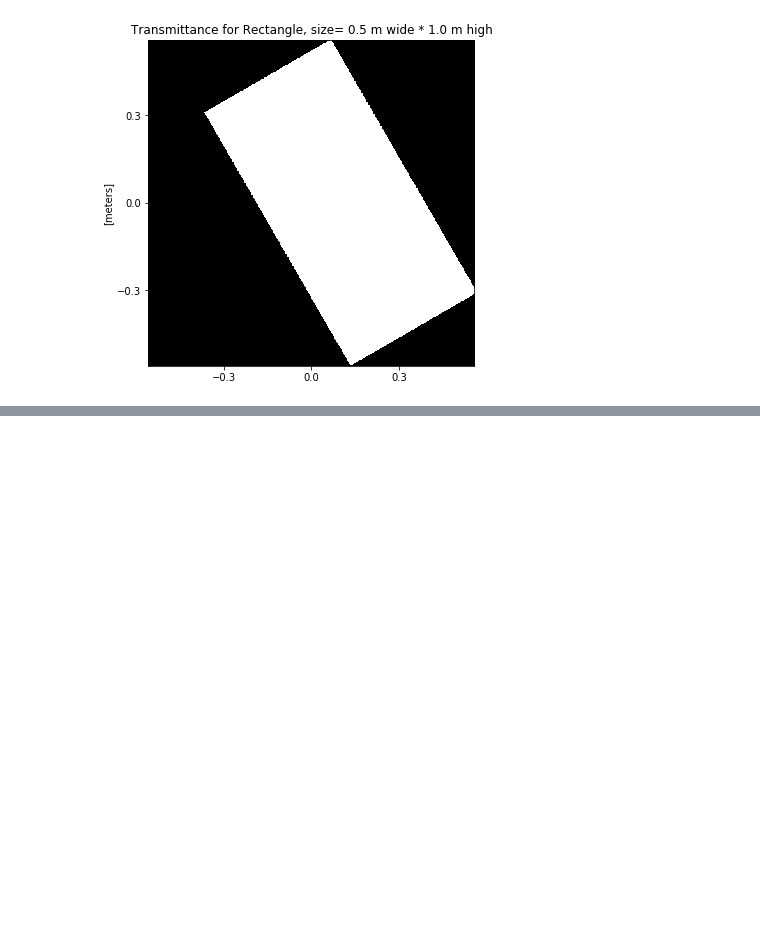
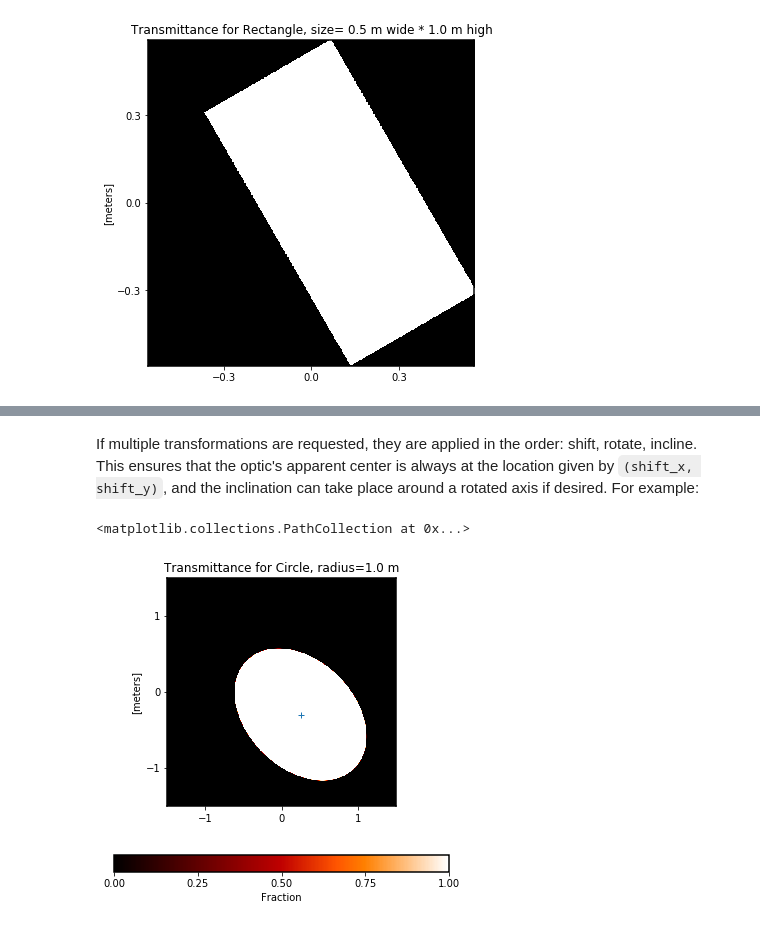
Before and after one commit to spacetelescope/poppy, a Jupyter notebook: notebooks/POPPY Examples.ipynb, the cells around one changed output, grey strips where cells are left out. Saved outputs shown, nothing was run; the diff lists cells and outputs as text; code cells hidden in the pictures; blank space fills up the shorter version.

```diff
--- a/notebooks/POPPY Examples.ipynb
+++ b/notebooks/POPPY Examples.ipynb
@@ -280,0 +292,11 @@ plt.savefig('example_shift_and_rotate.png', dpi=100)
+# %% [markdown]
+If multiple transformations are requested, they are applied in the order: shift, rotate, incline. This ensures that the optic's apparent center is always at the location given by `(shift_x, shift_y)`, and the inclination can take place around a rotated axis if desired. For example:
+# %%
+plt.figure(figsize=(6,6))
+ap = poppy.CircularAperture(shift_x=0.25, shift_y=-0.3, rotation=45, inclination_y = 45)
+# note, meters for shifts, degrees for rotation and inclination
+ap.display()
+plt.scatter( [0.25], [-0.3], marker='+') # show requested center of shifted aperture
+# %% [output]
+<matplotlib.collections.PathCollection at 0x...>
+[figure, added]
```
Also changed, not shown: parts of 4 cells of this notebook, 1 other file.
